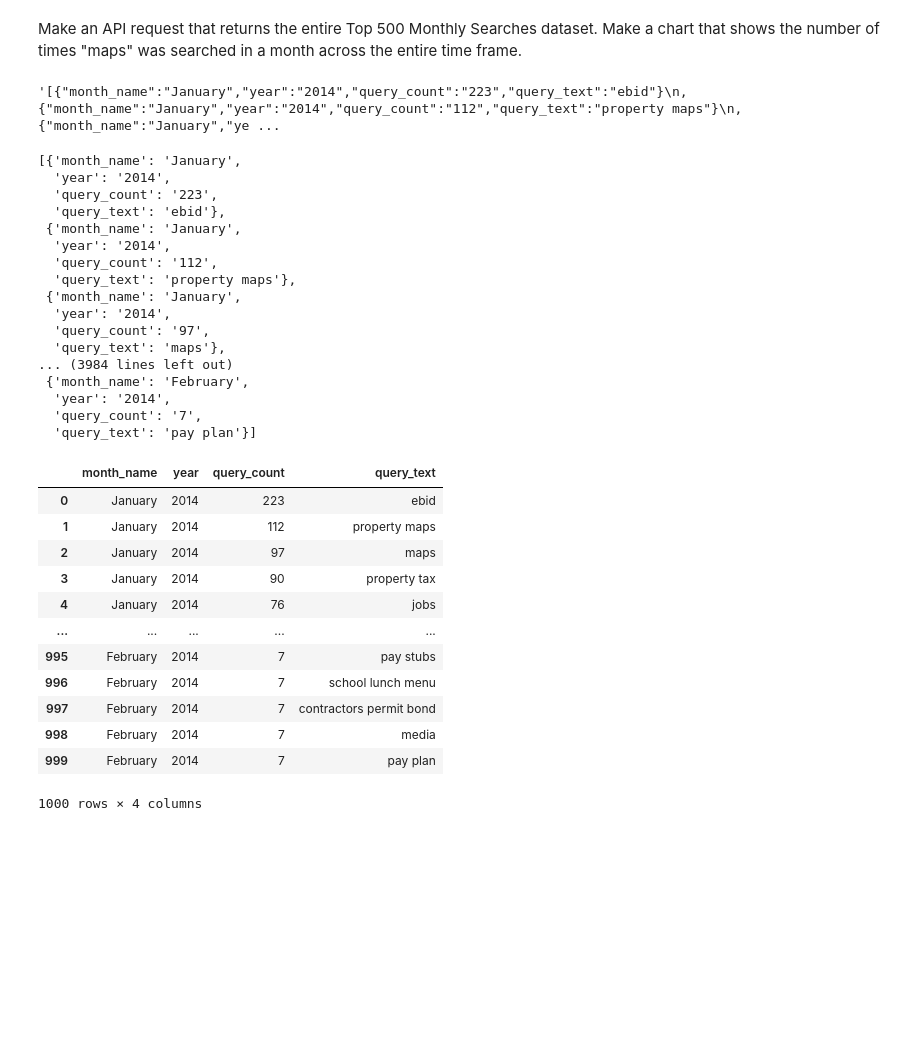
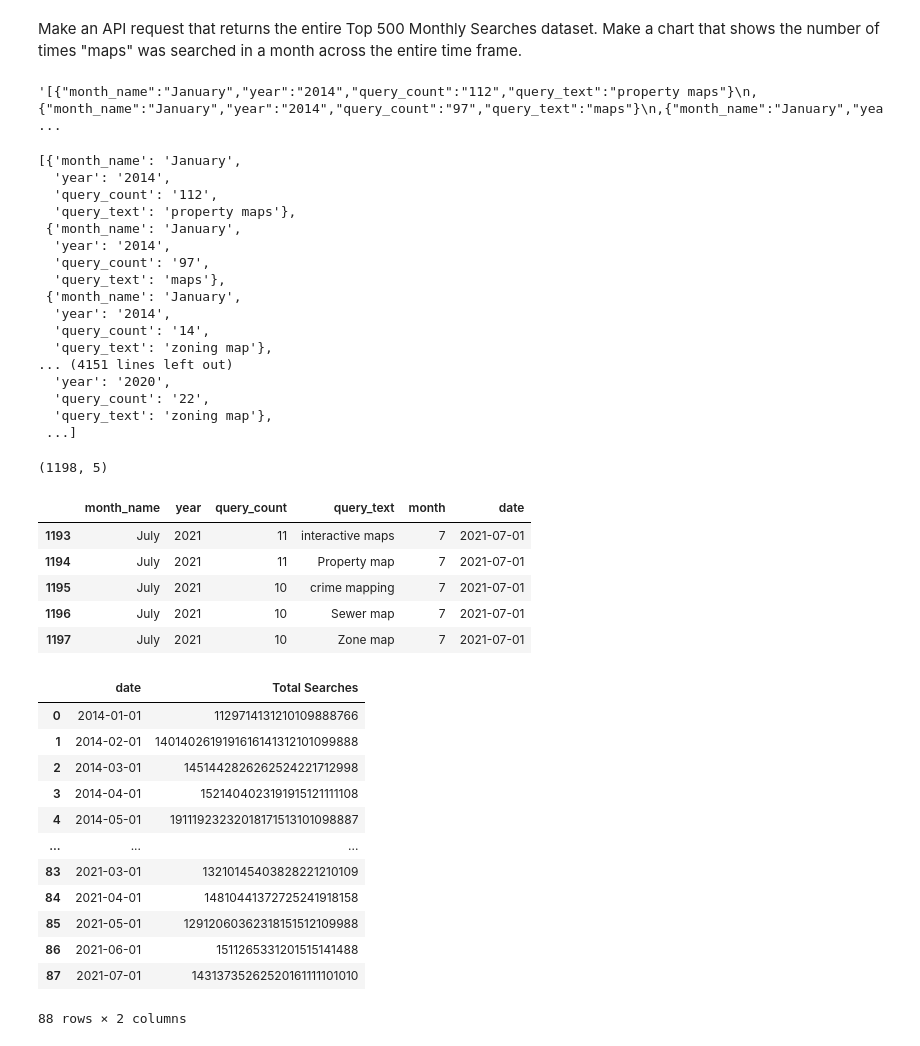
Before and after one commit to NSS-Data-Analytics-Cohort-10/api-elisianguyen, a Jupyter notebook: notebooks/api_notebook.ipynb, the cells around one changed output. Drawn from its saved outputs; the diff is of its cells as text; code cells hidden in the pictures; blank space fills up the shorter version.

```diff
--- a/notebooks/api_notebook.ipynb
+++ b/notebooks/api_notebook.ipynb
@@ -117,19 +118,16 @@ query100codes_df['year'].count()
 # %% [markdown]
 Make an API request that returns the entire Top 500 Monthly Searches dataset. Make a chart that shows the number of times "maps" was searched in a month across the entire time frame.
-# %%
-response4 = requests.get(endpoint)
-response4.text
-# %% [output]
-'[{"month_name":"January","year":"2014","query_count":"223","query_text":"ebid"}\n,{"month_name":"January","year":"2014","query_count":"112","query_text":"property maps"}\n,{"month_name":"January","ye ...
+# %%
+endpoint4 = 'https://data.nashville.gov/resource/fuaa-r5cm.json?$q=maps&$limit=48000'
+response4 = requests.get(endpoint4)
+response4.text
+# %% [output]
+'[{"month_name":"January","year":"2014","query_count":"112","query_text":"property maps"}\n,{"month_name":"January","year":"2014","query_count":"97","query_text":"maps"}\n,{"month_name":"January","yea ...
 # %%
 top_500 = response4.json()
 top_500
 # %% [output]
 [{'month_name': 'January',
-  'year': '2014',
-  'query_count': '223',
-  'query_text': 'ebid'},
- {'month_name': 'January',
   'year': '2014',
   'query_count': '112',
   'query_text': 'property maps'},
@@ -137,25 +135,44 @@ top_500
   'year': '2014',
   'query_count': '97',
   'query_text': 'maps'},
-... (3984 lines left out)
- {'month_name': 'February',
+ {'month_name': 'January',
   'year': '2014',
-  'query_count': '7',
-  'query_text': 'pay plan'}]
+  'query_count': '14',
+  'query_text': 'zoning map'},
+... (4151 lines left out)
+  'year': '2020',
+  'query_count': '22',
+  'query_text': 'zoning map'},
+ ...]
 # %%
 top500_df = pd.DataFrame(top_500)
-top500_df
+top500_df.shape
 # %% [output]
-|  | month_name | year | query_count | query_text |
-| 0 | January | 2014 | 223 | ebid |
-| 1 | January | 2014 | 112 | property maps |
-| 2 | January | 2014 | 97 | maps |
-| 3 | January | 2014 | 90 | property tax |
-| 4 | January | 2014 | 76 | jobs |
-| ... | ... | ... | ... | ... |
-| 995 | February | 2014 | 7 | pay stubs |
-| 996 | February | 2014 | 7 | school lunch menu |
-| 997 | February | 2014 | 7 | contractors permit bond |
-| 998 | February | 2014 | 7 | media |
-| 999 | February | 2014 | 7 | pay plan |
-1000 rows × 4 columns
+(1198, 5)
+# %%
+top500_df['date'] = pd.to_datetime(top500_df.month_name.astype(str) + '/' + top500_df.year.astype(str), format='%B/%Y')
+top500_df.tail()
+# %% [output]
+|  | month_name | year | query_count | query_text | month | date |
+| 1193 | July | 2021 | 11 | interactive maps | 7 | 2021-07-01 |
+| 1194 | July | 2021 | 11 | Property map | 7 | 2021-07-01 |
+| 1195 | July | 2021 | 10 | crime mapping | 7 | 2021-07-01 |
+| 1196 | July | 2021 | 10 | Sewer map | 7 | 2021-07-01 |
+| 1197 | July | 2021 | 10 | Zone map | 7 | 2021-07-01 |
+# %%
+grouped_500 = top500_df.groupby('date')['query_count'].sum().reset_index(name='Total Searches')
+grouped_500
+# %% [output]
+|  | date | Total Searches |
+| 0 | 2014-01-01 | 1129714131210109888766 |
+| 1 | 2014-02-01 | 1401402619191616141312101099888 |
+| 2 | 2014-03-01 | 1451442826262524221712998 |
+| 3 | 2014-04-01 | 1521404023191915121111108 |
+| 4 | 2014-05-01 | 19111923232018171513101098887 |
+| ... | ... | ... |
+| 83 | 2021-03-01 | 13210145403828221210109 |
+| 84 | 2021-04-01 | 14810441372725241918158 |
+| 85 | 2021-05-01 | 12912060362318151512109988 |
+| 86 | 2021-06-01 | 1511265331201515141488 |
+| 87 | 2021-07-01 | 14313735262520161111101010 |
+88 rows × 2 columns
```
Also changed, not shown: parts of 8 cells of this notebook.
